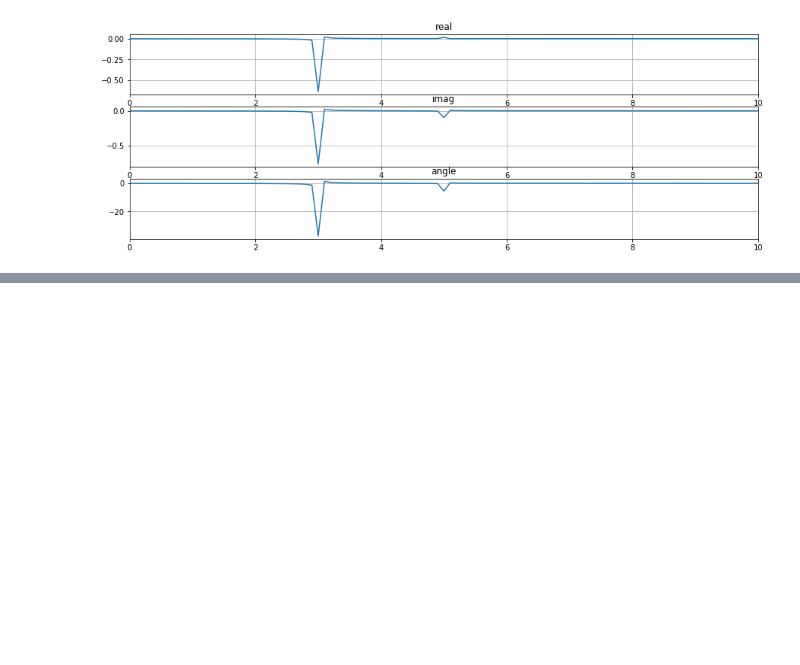
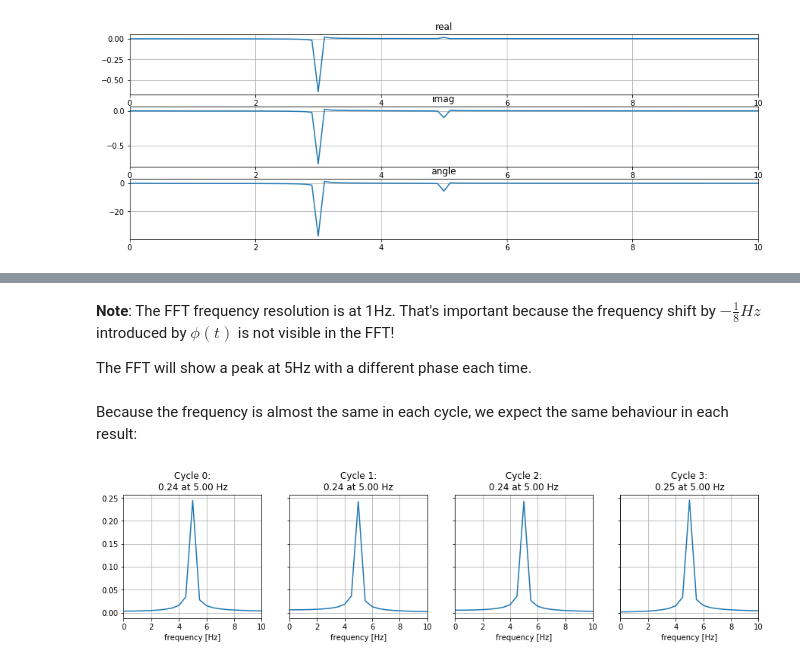
Before and after one commit to kopytjuk/python-fmcw, a Jupyter notebook: DFT.ipynb, the cells around one changed output, grey strips where cells are left out. Cells and saved outputs as stored; diff of their text form; code cells hidden in the pictures; blank space fills up the shorter version.

Commit message:
Add phase (phase-diff and FFT) explanation.

```diff
--- a/DFT.ipynb
+++ b/DFT.ipynb
@@ -200,0 +246,10 @@ plt.xlim([0, 10])
+# %%
+fft_cycle_results = list()
+# %%
+for c in range(n_cycles):
+    t_start = c*T_cycle
+    t_end = (c+1)*T_cycle
+    t_sample = np.arange(t_start, t_end, T_s)
+    f_sample = f(t_sample, -np.pi/8*t_sample)
+    fft_res = fft(f_sample)
+    fft_cycle_results.append(fft_res)
@@ -200,0 +258,4 @@ plt.xlim([0, 10])
+# %%
+fft_cycle_results = [2/N*r[:N//2] for r in fft_cycle_results]
+# %%
+freq = np.arange(0, N//2)*f_s/N
@@ -200,0 +275,25 @@ plt.xlim([0, 10])
+# %% [markdown]
+**Note**: The FFT frequency resolution is at 1Hz. That's important because the frequency shift by $-\frac{1}{8}Hz$ introduced by $\phi(t)$ is not visible in the FFT!
+
+The FFT will show a peak at 5Hz with a different phase each time.
+# %% [markdown]
+Because the frequency is almost the same in each cycle, we expect the same behaviour in each result:
+# %%
+n_cycles_to_display = 4
+fft_res_display = fft_cycle_results[:n_cycles_to_display]
+
+fig, ax = plt.subplots(ncols=len(fft_res_display), figsize=(15, 3), sharex=True, sharey=True)
+for i, ax, res in zip(range(n_cycles_to_display), ax, fft_res_display):
+    res_abs = np.abs(res)
+    ax.plot(freq, res_abs)
+    ax.grid(True)
+    ax.set_xlim([0, 10])
+    ax.set_xlabel("frequency [Hz]")
+
+    k = np.argmax(res_abs)
+    magn_max = res_abs[k]
+    freq_max = freq[k]
+
+    ax.set_title("Cycle %d:\n%.2f at %.2f Hz" % (i, magn_max, freq_max))
+# %% [output]
+[figure, added]
```
Also changed, not shown: parts of 31 cells of this notebook.
